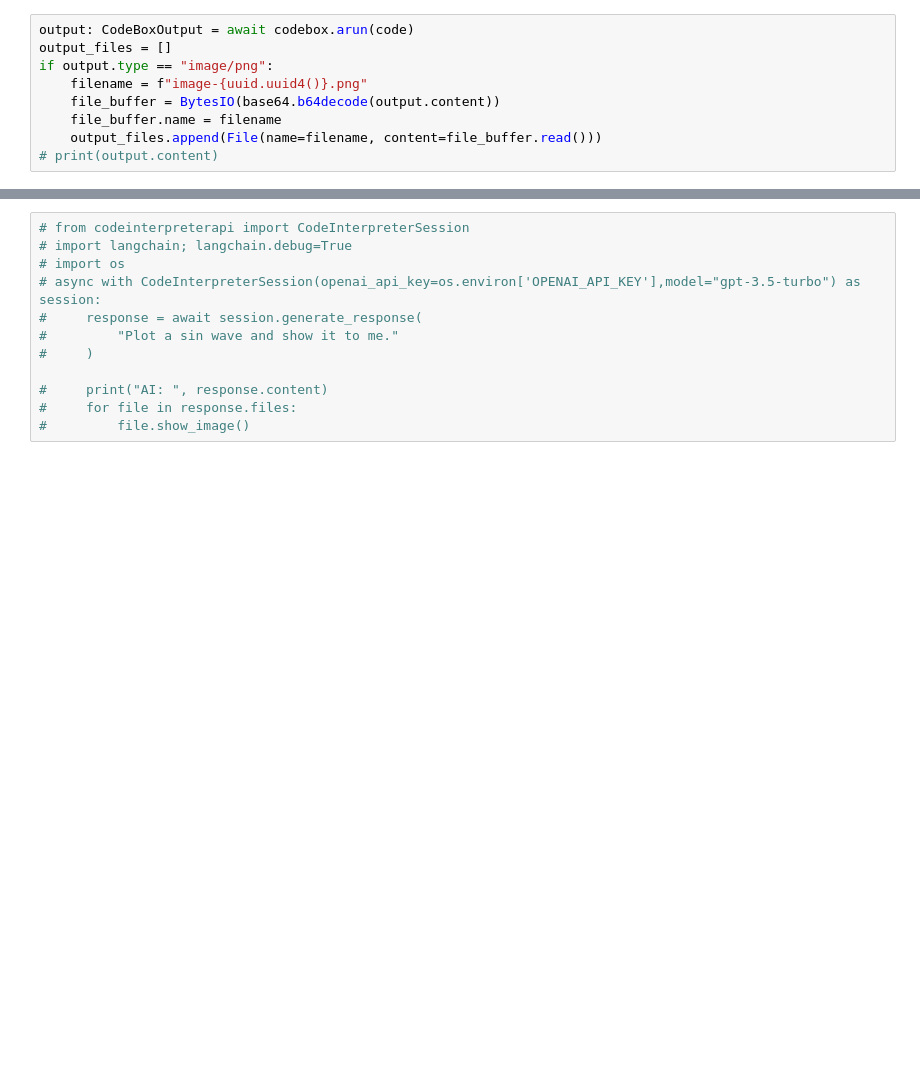
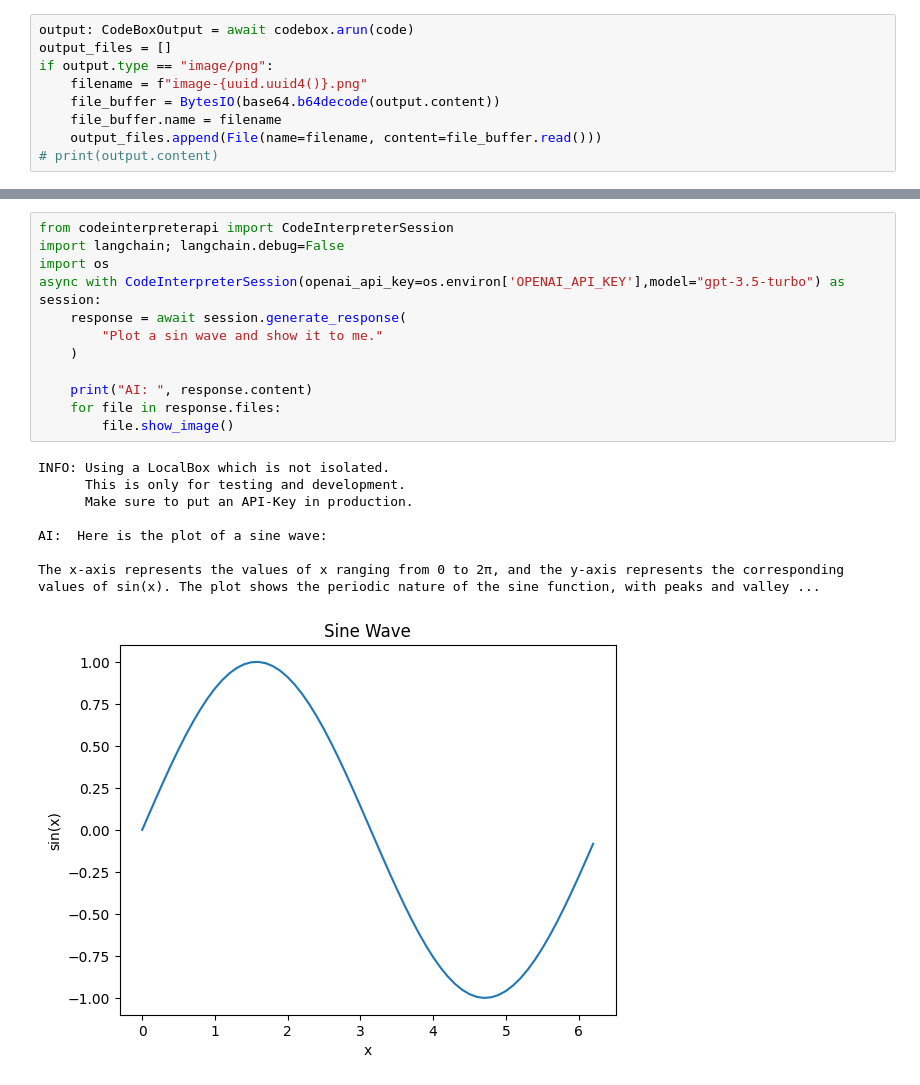
Before and after one commit to harukary/Learn_OpenAI_APIs, a Jupyter notebook: mini_project/opensearch_agent/0_codeinterpreter_api_test.ipynb, the cells around one changed output, grey strips where cells are left out. Cells and saved outputs as stored; diff of their text form; blank space fills up the shorter version.

```diff
--- a/mini_project/opensearch_agent/0_codeinterpreter_api_test.ipynb
+++ b/mini_project/opensearch_agent/0_codeinterpreter_api_test.ipynb
@@ -285,13 +316,22 @@ for f in output_files:
 # %%
-# from codeinterpreterapi import CodeInterpreterSession
-# import langchain; langchain.debug=True
-# import os
-# async with CodeInterpreterSession(openai_api_key=os.environ['OPENAI_API_KEY'],model="gpt-3.5-turbo") as session:
-#     response = await session.generate_response(
-#         "Plot a sin wave and show it to me."
-#     )
+from codeinterpreterapi import CodeInterpreterSession
+import langchain; langchain.debug=False
+import os
+async with CodeInterpreterSession(openai_api_key=os.environ['OPENAI_API_KEY'],model="gpt-3.5-turbo") as session:
+    response = await session.generate_response(
+        "Plot a sin wave and show it to me."
+    )
 
-#     print("AI: ", response.content)
-#     for file in response.files:
-#         file.show_image()
+    print("AI: ", response.content)
+    for file in response.files:
+        file.show_image()
+# %% [output]
+INFO: Using a LocalBox which is not isolated.
+      This is only for testing and development.
+      Make sure to put an API-Key in production.
+
+AI:  Here is the plot of a sine wave:
+
+The x-axis represents the values of x ranging from 0 to 2π, and the y-axis represents the corresponding values of sin(x). The plot shows the periodic nature of the sine function, with peaks and valley ...
+[figure, added]
 # %%
```
Also changed, not shown: parts of 16 cells of this notebook, 2 other files.
